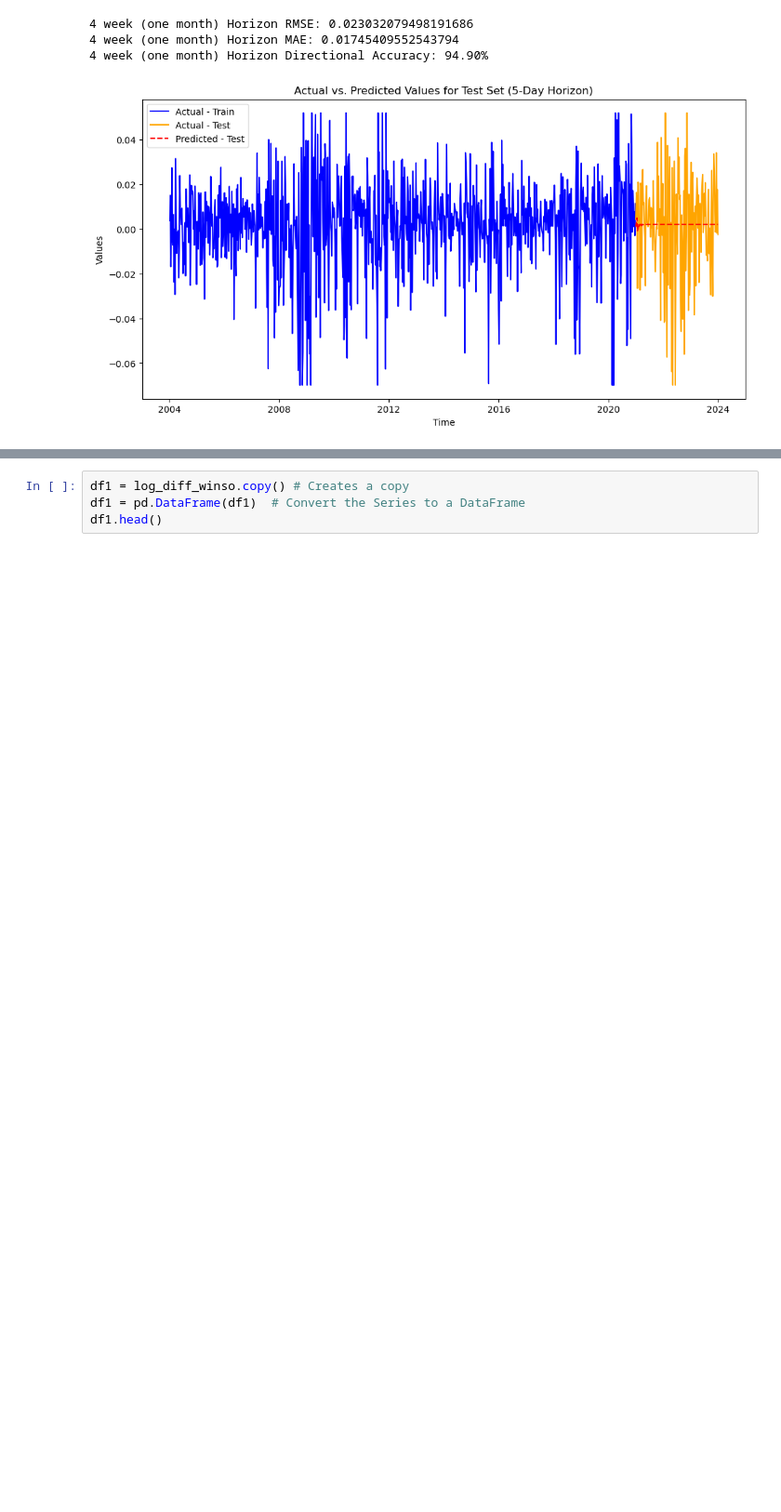
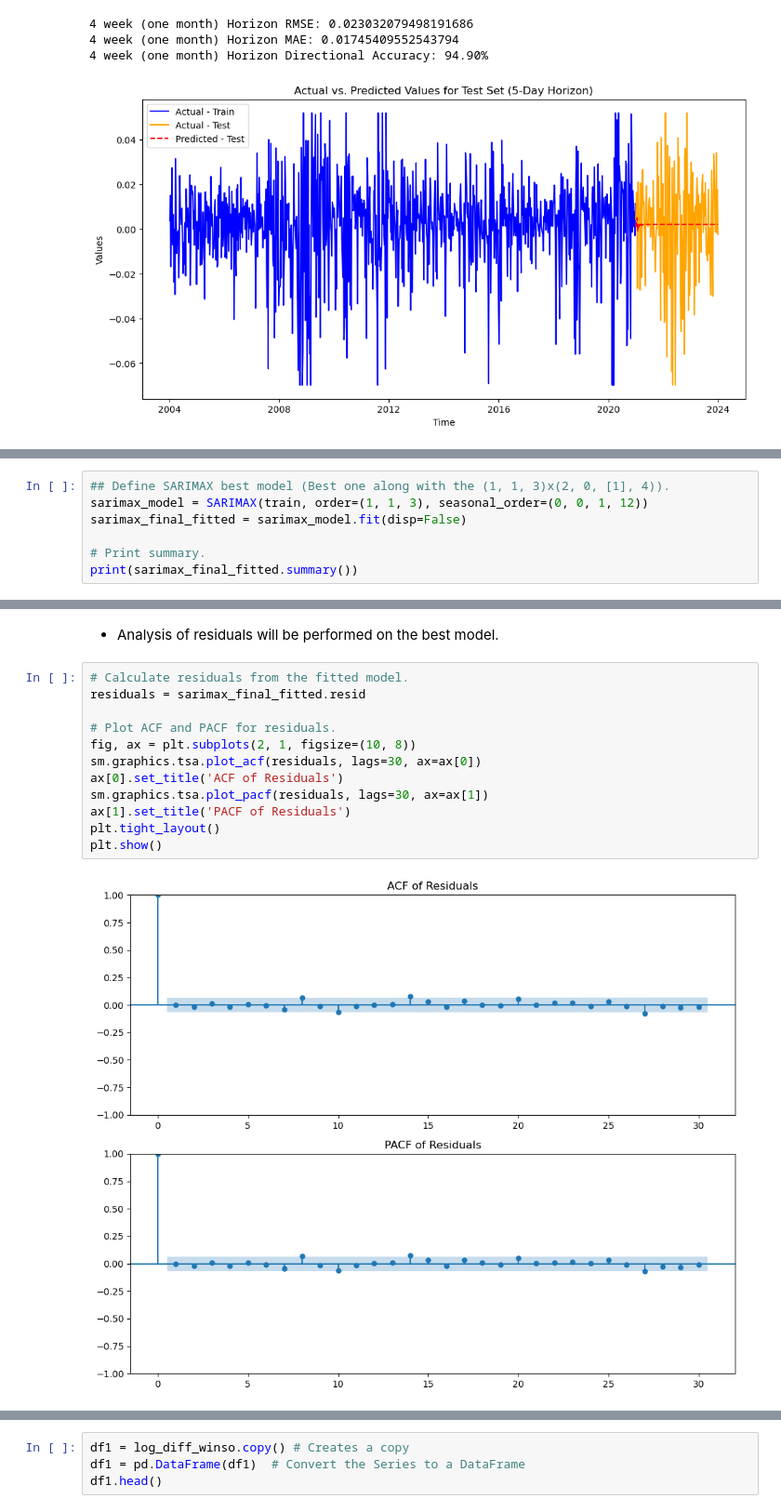
Before and after one commit to nozomu2020264/Capstone-Project---2020264-, a Jupyter notebook: Weekly S&P 500 Index Time Series Analysis.ipynb, the cells around one changed output, grey strips where cells are left out. Shown at 93% size. Saved outputs shown, nothing was run; the diff lists cells and outputs as text; blank space fills up the shorter version.

```diff
--- a/Weekly S&P 500 Index Time Series Analysis.ipynb
+++ b/Weekly S&P 500 Index Time Series Analysis.ipynb
@@ -1692,0 +1732,7 @@ plt.show()
+# %%
+## Define SARIMAX best model (Best one along with the (1, 1, 3)x(2, 0, [1], 4)).
+sarimax_model = SARIMAX(train, order=(1, 1, 3), seasonal_order=(0, 0, 1, 12))
+sarimax_final_fitted = sarimax_model.fit(disp=False)
+
+# Print summary.
+print(sarimax_final_fitted.summary())
@@ -1692,0 +1757,16 @@ plt.show()
+# %% [markdown]
+- Analysis of residuals will be performed on the best model.
+# %%
+# Calculate residuals from the fitted model.
+residuals = sarimax_final_fitted.resid
+
+# Plot ACF and PACF for residuals.
+fig, ax = plt.subplots(2, 1, figsize=(10, 8))
+sm.graphics.tsa.plot_acf(residuals, lags=30, ax=ax[0])
+ax[0].set_title('ACF of Residuals')
+sm.graphics.tsa.plot_pacf(residuals, lags=30, ax=ax[1])
+ax[1].set_title('PACF of Residuals')
+plt.tight_layout()
+plt.show()
+# %% [output]
+[figure, added]
```
Also changed, not shown: parts of 43 cells of this notebook.
